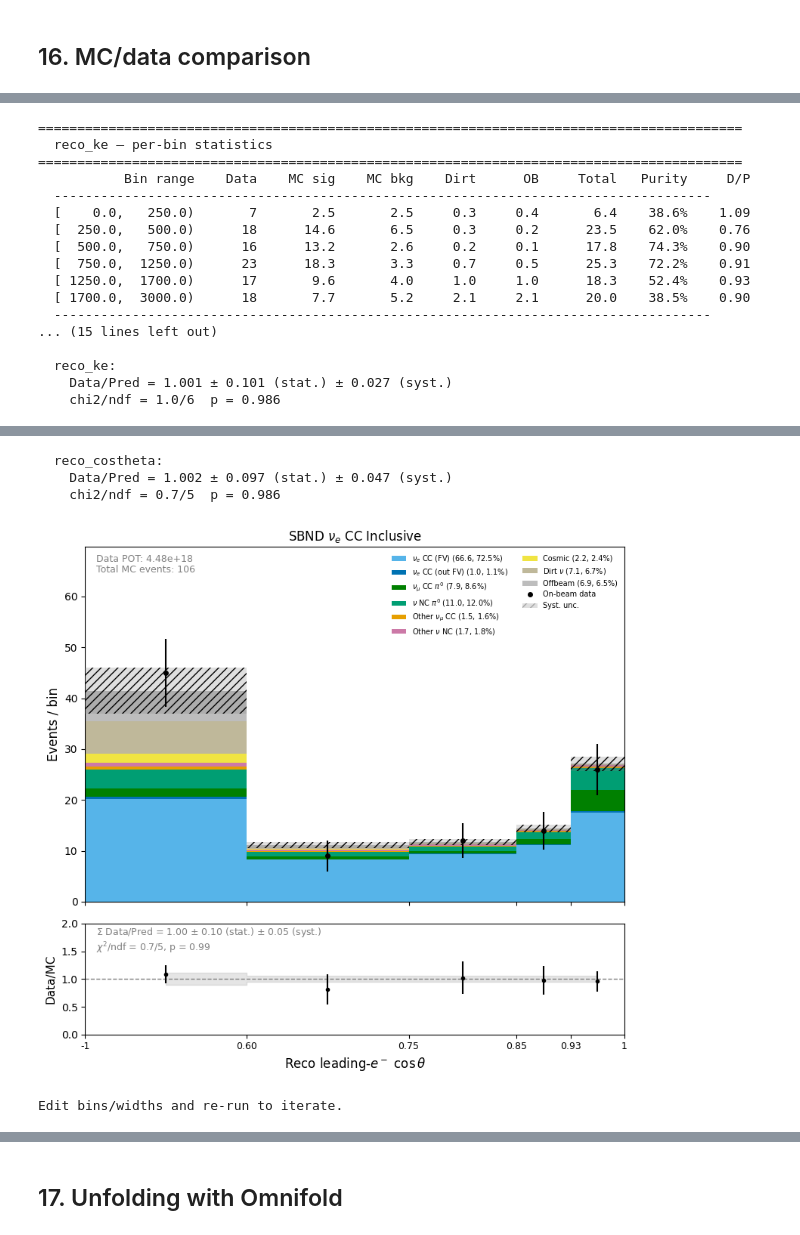
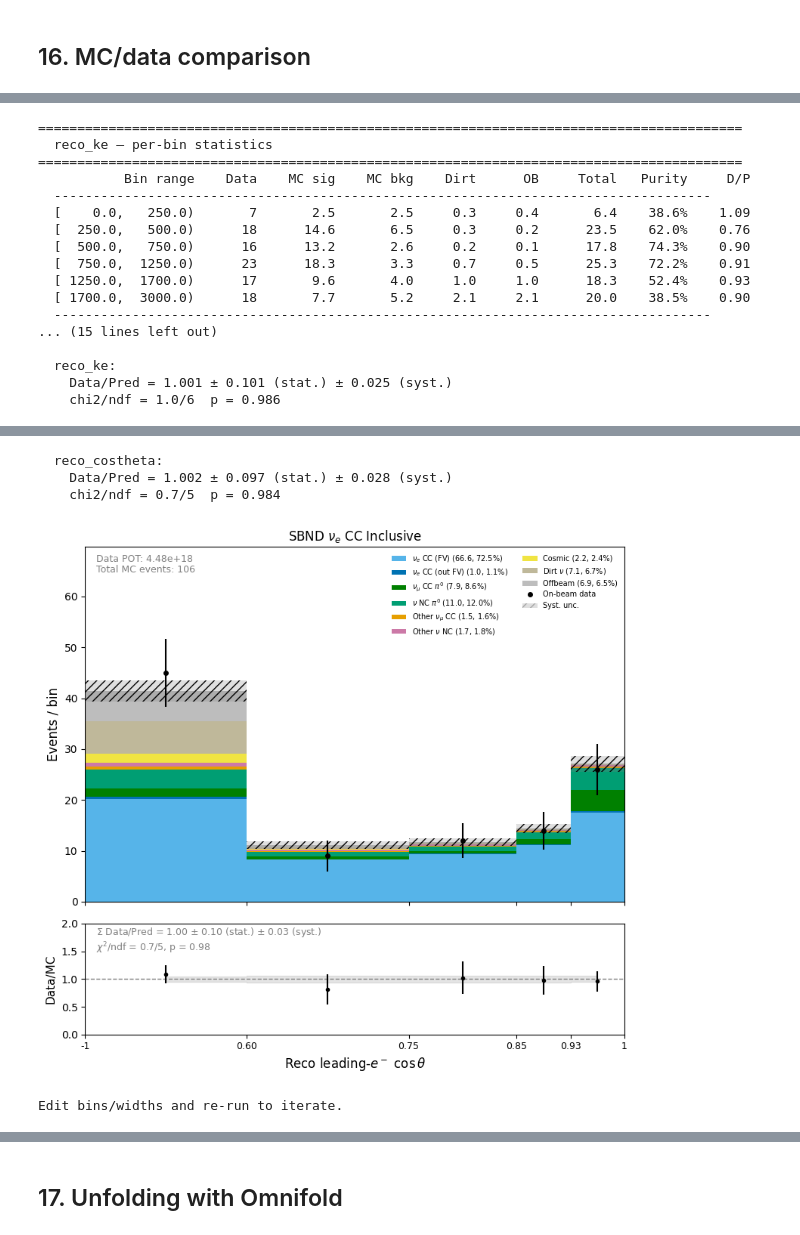
Before and after one commit to castalyfan1012/cafpyana, a Jupyter notebook: analysis_village/nueCC/nue_syst.ipynb, the cells around one changed output, grey strips where cells are left out. Drawn from its saved outputs; the diff is of its cells as text; code cells hidden in the pictures.

```diff
--- a/analysis_village/nueCC/nue_syst.ipynb
+++ b/analysis_village/nueCC/nue_syst.ipynb
@@ -19,7 +19,7 @@ import nue_selection as nue_sel
 from nue_plotter import (
     plot_stacked_hist, plot_unblinding_var, plot_fracunc,
     plot_differential_slices, plot_extra_selection_vars,
-    plot_lynn_comparison, plot_heatmap_custom, format_heatmap_value,
+    plot_handscan_binning, plot_heatmap_custom, format_heatmap_value,
     SRC_LABEL, COLORS, _mat,
 )
 from nue_helpers import (
@@ -51,6 +51,8 @@ SEL_FILE     = f'{DF_OUT_DIR}/selected_nuecc_qual.df'
 DF_FILE      = '/exp/sbnd/data/users/castalyf/nue_sel/production_files/gen1/mc1e20_nueCC_v2-2.df'
 LOWE_FILE    = '/exp/sbnd/data/users/castalyf/nue_sel/production_files/gen1/mc1e20_lowE_v2.df'
 
+INTIME_FILE = '/exp/sbnd/data/users/castalyf/nue_sel/production_files/gen1/intime_cosmic.df'
+
 DATA_FILE    = '/exp/sbnd/data/users/castalyf/nue_sel/production_files/gen1/data_dev_fixed.df'
 OFFBEAM_FILE = '/exp/sbnd/data/users/castalyf/nue_sel/production_files/gen1/data_offbeamlight.df'
 
@@ -154,6 +158,7 @@ OFFBEAM_SHOWER_VARS  = ob['shower_vars']
 OFFBEAM_SB_IDX       = ob['sb_idx']
 OFFBEAM_SB_RECO      = ob['sb_reco']
 OFFBEAM_SB_SHOWER_VARS = ob['sb_shower_vars']
+OFFBEAM_CUT_FLOW = ob['cut_flow']
 # %% [output]
 Offbeam: (583493, 100)  gates on=2 off=164  scale=0.011311
   precut                        :  214,917  →   2430.9
@@ -1072,19 +1221,10 @@ true_costheta = truth_raw[:, 1]
 n_events = len(true_p)
 print(f"OmniFold events: {n_events:,}")
 
-bins_p   = np.array([0, 200, 400, 600, 800, 1000, 1400, 2000])
-bins_cos = np.linspace(-1, 1, 11)
+bins_p   = ANALYSIS_BINS['reco_ke']
+bins_cos = ANALYSIS_BINS['reco_costheta']
 sig_cv_p   = cv_results['reco_ke']['sig_cv']
 sig_cv_cos = cv_results['reco_costheta']['sig_cv']
-
-def assign_bin_weights(var_vals, bins, ratio_matrix):
-    idx = np.digitize(var_vals.clip(bins[0], bins[-1] - 1e-8), bins) - 1
-    idx = np.clip(idx, 0, len(bins) - 2)
-    n_u = ratio_matrix.shape[0]
-    out = np.ones((len(var_vals), n_u), dtype=np.float32)
-    for u in range(n_u):
-        out[:, u] = ratio_matrix[u, idx]
-    return out
 
 # G4 is already combined (300 universes) under key 'g4'
 # extra_xsec is under key 'extra_xsec'
@@ -2630,19 +2753,9 @@ print('Stacked+syst+data -> plots_syst/')
 Stacked+syst+data -> plots_syst/
 # %%
-# ── These use notebook globals, so define them here, not in nue_helpers ───
-def get_total_frac_unc(var_name):
-    cv = cv_results[var_name]; covs_var = cov_results[var_name]
-    vs = sum(np.diag(_mat(covs_var[s]['cov_ms_ms'])).clip(0) for s in covs_var)
-    vb = sum(np.diag(_mat(covs_var[s]['cov_bs_bs'])).clip(0) for s in covs_var)
-    tmc = cv['sig_cv'] + cv['bkg_cv']
-    frac = np.where(tmc > 0, np.sqrt((vs+vb).clip(0)) / tmc, 0.0)
-    vcfg = next(v for v in VAR_CFGS if v.name == var_name)
-    return vcfg.bin_centers, frac
-
 cov_centers_ke,  frac_unc_ke  = get_total_frac_unc('reco_ke')
 cov_centers_cos, frac_unc_cos = get_total_frac_unc('reco_costheta')
 
-def lynn_frac_unc(var_name):
+def designed_frac_unc(var_name):
     if var_name == 'reco_ke':
         centers = 0.5 * (KE_BINS_TEST[:-1] + KE_BINS_TEST[1:])
         return np.interp(centers, cov_centers_ke, frac_unc_ke,
@@ -2696,7 +2809,7 @@ def print_bin_stats(var_name, bins):
 # ══════════════════════════════════════════════════════════════════════════════
 # Interactive binning test — with per-bin event counts
 # ══════════════════════════════════════════════════════════════════════════════
-from nue_plotter import plot_lynn_comparison
+from nue_plotter import plot_handscan_binning
 
 KE_BINS_TEST    = np.array([0, 250, 500, 750, 1250, 1700, 3000], dtype=float)
 COS_BINS_TEST   = np.array([-1.0, 0.6, 0.75, 0.85, 0.925, 1.0], dtype=float)
@@ -2719,11 +2832,11 @@ fig_ke = plot_lynn_comparison(
     data_reco=DATA_RECO,
     offbeam_reco=OFFBEAM_RECO, offbeam_weight=offbeam_scale,
     dirt_reco=LOWE_RECO_FINAL, dirt_weight=lowE_pot_scale_to_data,
-    frac_unc_per_bin=lynn_frac_unc('reco_ke'),
+    frac_unc_per_bin=designed_frac_unc('reco_ke'),
     bins_override=KE_BINS_TEST,
     display_widths=KE_WIDTHS_TEST,
     savefig_fn=savefig,
-    filename='lynn_reco_ke_test')
+    filename='designed_reco_ke')
 
 fig_cos = plot_lynn_comparison(
     sel_topo, FINAL_STAGE, 'reco_costheta',
@@ -2732,11 +2845,11 @@ fig_cos = plot_lynn_comparison(
     data_reco=DATA_RECO,
     offbeam_reco=OFFBEAM_RECO, offbeam_weight=offbeam_scale,
     dirt_reco=LOWE_RECO_FINAL, dirt_weight=lowE_pot_scale_to_data,
-    frac_unc_per_bin=lynn_frac_unc('reco_costheta'),
+    frac_unc_per_bin=designed_frac_unc('reco_costheta'),
     bins_override=COS_BINS_TEST,
     display_widths=COS_WIDTHS_TEST,
     savefig_fn=savefig,
-    filename='lynn_reco_costheta_test')
+    filename='designed_reco_costheta_test')
 
 print('\nEdit bins/widths and re-run to iterate.')
 # %% [output]
@@ -2755,5 +2868,5 @@ print('\nEdit bins/widths and re-run to iterate.')
 ... (15 lines left out)
 
   reco_ke:
-    Data/Pred = 1.001 ± 0.101 (stat.) ± 0.027 (syst.)
+    Data/Pred = 1.001 ± 0.101 (stat.) ± 0.025 (syst.)
     chi2/ndf = 1.0/6  p = 0.986
@@ -2761,7 +2874,7 @@ print('\nEdit bins/widths and re-run to iterate.')
   reco_costheta:
-    Data/Pred = 1.002 ± 0.097 (stat.) ± 0.047 (syst.)
-    chi2/ndf = 0.7/5  p = 0.986
+    Data/Pred = 1.002 ± 0.097 (stat.) ± 0.028 (syst.)
+    chi2/ndf = 0.7/5  p = 0.984
-[figure, old version]
+[figure, new version]
 Edit bins/widths and re-run to iterate.
 # %%
 # ══════════════════════════════════════════════════════════════════════════════
```
Also changed, not shown: parts of 33 cells of this notebook, 19 other files.
